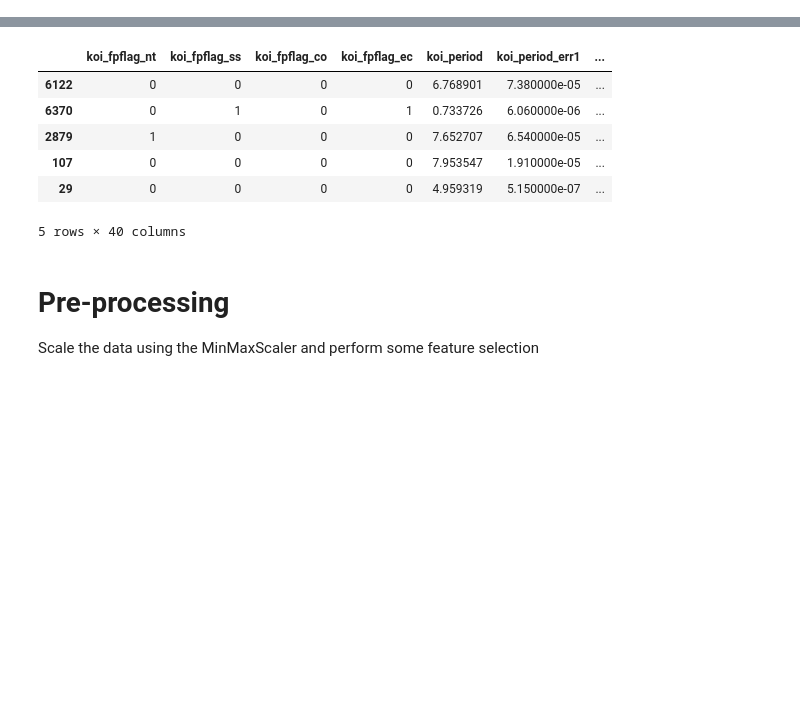
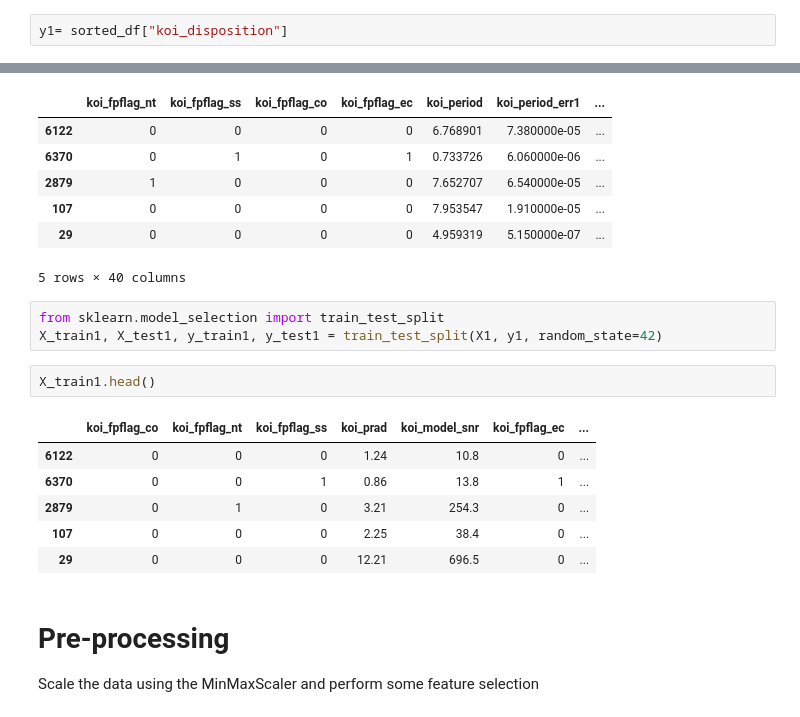
Before and after one commit to amirakul/Machine-Learning-Challenge, a Jupyter notebook: Code/model_1.ipynb, the cells around one changed output, grey strips where cells are left out. Saved outputs shown, nothing was run; the diff lists cells and outputs as text; blank space fills up the shorter version.

```diff
--- a/Code/model_1.ipynb
+++ b/Code/model_1.ipynb
@@ -76,6 +94,8 @@ X1 = df[['koi_fpflag_co', 'koi_fpflag_nt','koi_fpflag_ss', 'koi_prad','koi_model
 Use `koi_disposition` for the y values
 # %%
 y = df["koi_disposition"]
+# %%
+y1= sorted_df["koi_disposition"]
 # %%
 from sklearn.model_selection import train_test_split
 X_train, X_test, y_train, y_test = train_test_split(X, y, random_state=42)
@@ -89,6 +109,18 @@ X_train.head()
 | 107 | 0 | 0 | 0 | 0 | 7.953547 | 1.910000e-05 | ... |
 | 29 | 0 | 0 | 0 | 0 | 4.959319 | 5.150000e-07 | ... |
 5 rows × 40 columns
+# %%
+from sklearn.model_selection import train_test_split
+X_train1, X_test1, y_train1, y_test1 = train_test_split(X1, y1, random_state=42)
+# %%
+X_train1.head()
+# %% [output]
+|  | koi_fpflag_co | koi_fpflag_nt | koi_fpflag_ss | koi_prad | koi_model_snr | koi_fpflag_ec | ... |
+| 6122 | 0 | 0 | 0 | 1.24 | 10.8 | 0 | ... |
+| 6370 | 0 | 0 | 1 | 0.86 | 13.8 | 1 | ... |
+| 2879 | 0 | 1 | 0 | 3.21 | 254.3 | 0 | ... |
+| 107 | 0 | 0 | 0 | 2.25 | 38.4 | 0 | ... |
+| 29 | 0 | 0 | 0 | 12.21 | 696.5 | 0 | ... |
 # %% [markdown]
 # Pre-processing
 
```
Also changed, not shown: parts of 7 cells of this notebook.
